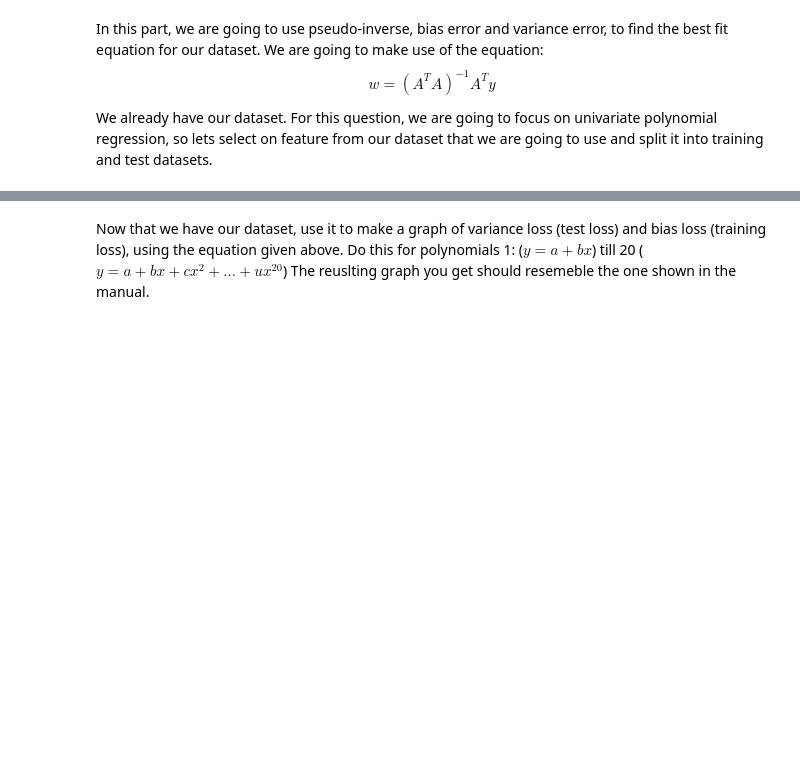
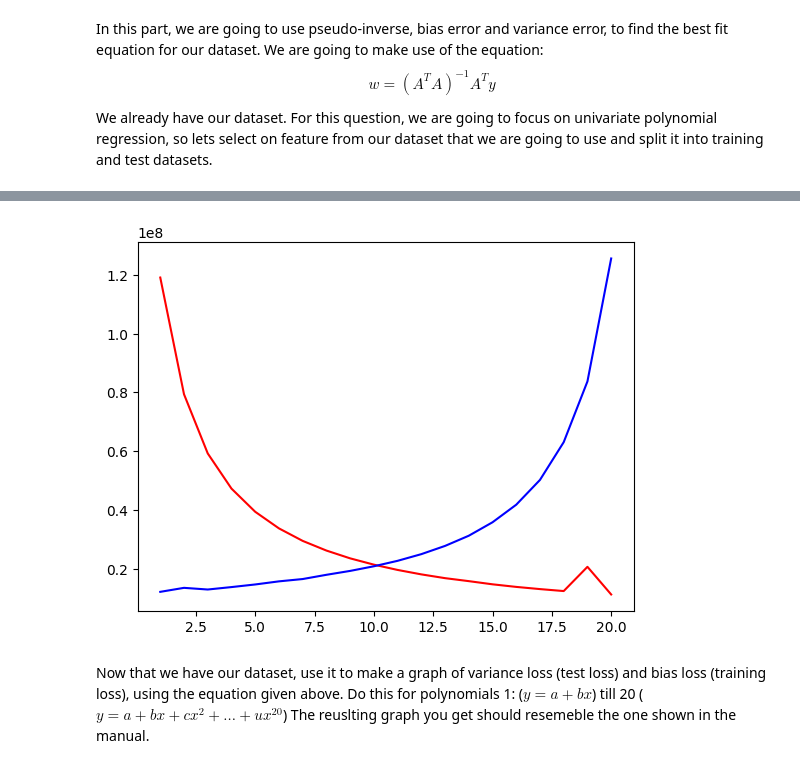
Before and after one commit to ahmed-fz11/AI-Project2-LUMS, a Jupyter notebook: PA2/GroupNumber_PA2.ipynb, the cells around one changed output, grey strips where cells are left out. Drawn from its saved outputs; the diff is of its cells as text; code cells hidden in the pictures; blank space fills up the shorter version.

```diff
--- a/PA2/GroupNumber_PA2.ipynb
+++ b/PA2/GroupNumber_PA2.ipynb
@@ -161,0 +37,92 @@ plt.show()
+# %%
+# write the code to extract the number of bikes rented and the "atemp" feature from the dataset.
+# Do a 70 30 split to make test and train datasets.
+
+# n = bikes_df['atemp']
+
+atemp=bikes_df[['atemp']]
+numBikes=bikes_df[['cnt']]
+
+len_train=int(0.7*len(atemp)+1)
+len_test=int(0.3*len(atemp))
+
+
+
+atemp_train=atemp[0:len_train]
+atemp_test=atemp[len_train:]
+numBikes_train=numBikes[0:len_train]
+numBikes_test=numBikes[len_train:]
+
+atemp_train=atemp_train.to_numpy()
+atemp_train=atemp_train.reshape(-1,1)
+
+
+numBikes_train=numBikes_train.to_numpy()
+numBikes_train=numBikes_train.reshape(-1,1)
+
+
+atemp_test=atemp_test.to_numpy()
+atemp_test=atemp_test.reshape(-1,1)
+
+
+numBikes_test=numBikes_test.to_numpy()
+numBikes_test=numBikes_test.reshape(-1,1)
+
+bias_list = []
+variance_list = []
+
+biased_error=[]
+theta=[]
+
+
+
+for index in range(1, 21):
+    a_matrix = np.ones((len(atemp_train), index+1))
+
+    y_hat = np.zeros(len(atemp_train))
+    for x in range(index+1):
+        a_matrix[:,x:x+1]= (atemp_train**x)
+
+    w_matrix =np.array(np.linalg.inv(a_matrix.transpose() @ a_matrix) @ a_matrix.transpose() @ numBikes_train)
+    theta.append(w_matrix)
+
+    y_hat=y_hat.reshape(-1,1)
+    for x in range(index+1):
+        tempmat=w_matrix[x] * ( atemp_train**x )
+        y_hat += (w_matrix[x] * ( atemp_train**x ) )
+
+    error_value=numBikes_train-y_hat
+    error_value =(error_value**2)
+    bias_list.append(error_value.sum()/(index+1) )
+
+# print(w_matrix.shape)
+# print(w_matrix)
+# print(theta)
+
+for index in range(1, 21):
+    a_matrix_test= np.ones((len(atemp_test), index+1))
+    y_hat_test = np.zeros(len(atemp_test))
+    for x in range(index+1):
+        a_matrix_test[:,x:x+1]= (atemp_test**x)
+
+    w_matrix=theta[index-1]
+    y_hat_test=y_hat_test.reshape(-1,1)
+    for x in range(index+1):
+        tempmat=w_matrix[x] * ( atemp_test**x )
+        y_hat_test += (w_matrix[x] * ( atemp_test**x ) )
+
+    variance_error_value=numBikes_test-y_hat_test
+    variance_error_value =(variance_error_value**2)
+    variance_list.append(variance_error_value.sum()/(index+1) )
+
+variance_list.reverse()
+
+
+# print(variance_list)
+M_list = list(range(1,21))
+plt.plot(M_list,bias_list,'-',color='red')
+plt.plot(M_list,variance_list,'-',color='blue')
+# # # plt.ylim(25000,30000)
+# plt.show()
+# print(bias_list)
+# %% [output]
@@ -162,3 +130,4 @@ plt.show()
+[figure, added]
 # %% [markdown]
 Now that we have our dataset, use it to make a graph of variance loss (test loss) and bias loss (training loss), using the equation given above. Do this for polynomials 1: ($y = a+bx$) till 20 ($y = a+  bx + cx^2 + ... + ux^{20}$) The reuslting graph you get should resemeble the one shown in the manual.
 # %%
```
Also changed, not shown: parts of 22 cells of this notebook.
